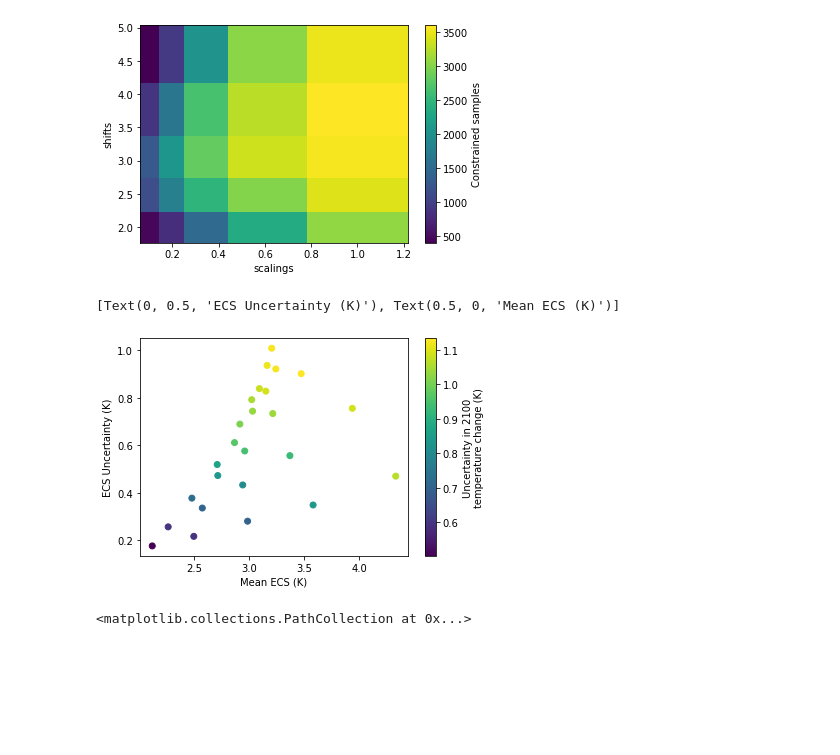
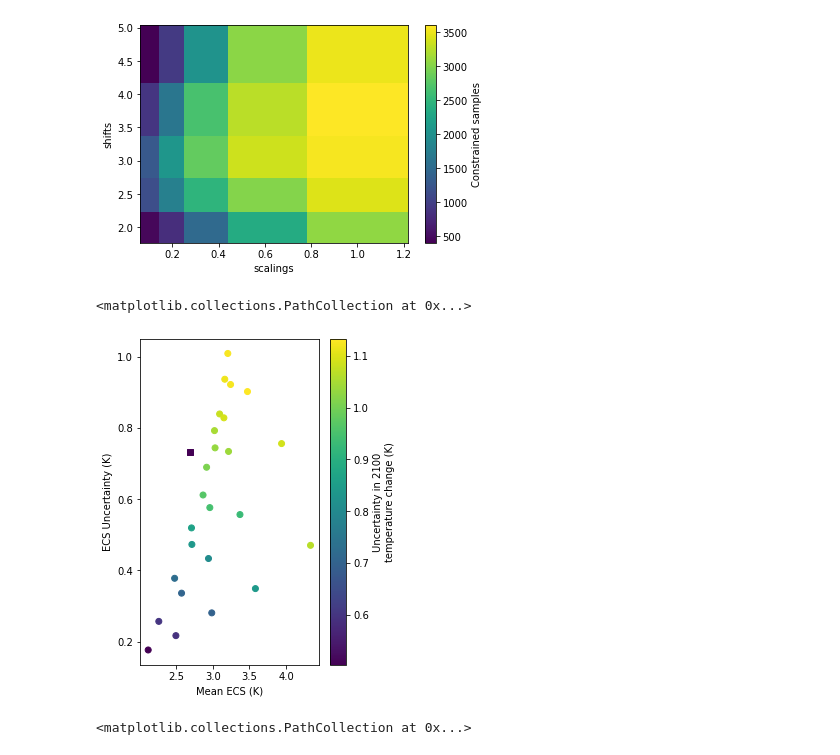
Before and after one commit to chrisroadmap/ar6-aerosol-uncertainty, a Jupyter notebook: notebooks/300_systematic_resampling.ipynb, the cells around one changed output. Drawn from its saved outputs; the diff is of its cells as text; code cells hidden in the pictures; blank space fills up the shorter version.

```diff
--- a/notebooks/300_systematic_resampling.ipynb
+++ b/notebooks/300_systematic_resampling.ipynb
@@ -29,3 +35,12 @@ n_ens
+# %%
+ERFaer_PD = df_in['ERFaer'].loc[2005.5:2014.5,:].mean(axis=0)
+erf_da = xr.DataArray(ERFaer_PD, coords=[('member', np.arange(n_ens))])
+aer_minus1_lb = erf_da>-1
+
+ecs_da = xr.DataArray(ecs, coords=[('member', np.arange(n_ens))])
+
+t_2050_da = xr.DataArray(df_in['temperature'].loc[2050.5, :], coords=[('member', np.arange(n_ens))])
+t_2100_da = xr.DataArray(df_in['temperature'].loc[2100.5, :], coords=[('member', np.arange(n_ens))])
 # %% [markdown]
 ## Characterise by aerosol forcing
 # %%
@@ -169,11 +169,14 @@ ds.constraint.sum("member").plot(cbar_kwargs=dict(label='Constrained samples'))
 <matplotlib.collections.QuadMesh at 0x...>
 [figure]
 # %%
+pl.figure(figsize=(4,6))
 ds.plot.scatter('Mean ECS', 'ECS Uncertainty', hue='Uncertainty in 2100 temperature change (K)')
 pl.setp(pl.gca(), xlabel='Mean ECS (K)', ylabel='ECS Uncertainty (K)')
+
+pl.scatter(ecs_da.where(aer_minus1_lb).mean('member'), ecs_da.where(aer_minus1_lb).std('member'), c=t_2100_da.where(aer_minus1_lb).quantile([0.05, 0.95], 'member').diff('quantile'), marker='s')
 # %% [output]
-[Text(0, 0.5, 'ECS Uncertainty (K)'), Text(0.5, 0, 'Mean ECS (K)')]
+<matplotlib.collections.PathCollection at 0x...>
-[figure, old version]
+[figure, new version]
 # %%
 ds.plot.scatter('Mean ECS', 'ECS Uncertainty', hue='Temperature change by 2100 (K)')
 # %% [output]
```
Also changed, not shown: parts of 16 cells of this notebook.
